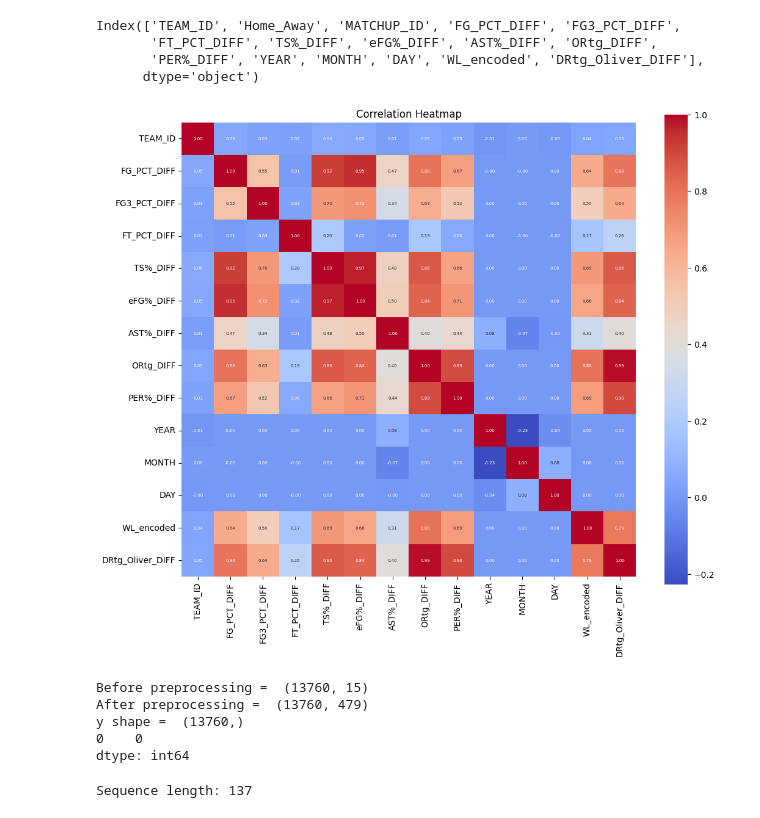
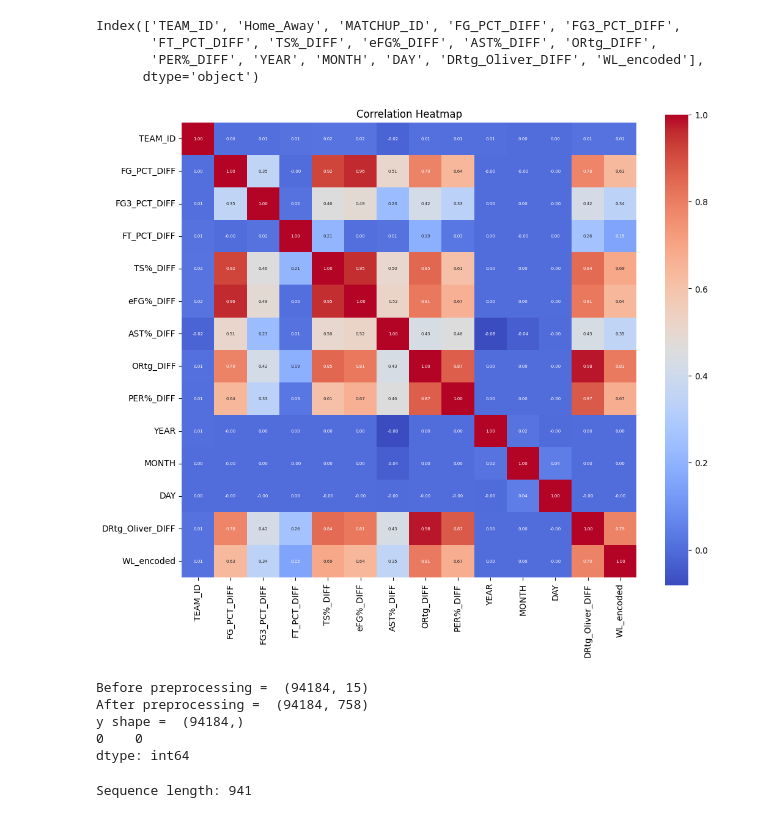
Before and after one commit to ghadfield32/nba_analysis, a Jupyter notebook: nba_dl_rnn.ipynb, the cells around one changed output. Cells and saved outputs as stored; diff of their text form; code cells hidden in the pictures.

```diff
--- a/nba_dl_rnn.ipynb
+++ b/nba_dl_rnn.ipynb
@@ -31,38 +31,38 @@ data = pd.read_csv(r'C:\Users\ghadf\OneDrive\Desktop\Data Analytics\Python\ML\nb
 preprocessor_data = data[[col for col in data.columns if col != 'WL'] + ['WL']]
 
 #drop the columns that are not needed
 x_excluded_independent_variables = [ 'TEAM_ABBREVIATION', 'WL', 'FGA', 'TOV', 'TEAM_NAME', 'GAME_ID', 'PPM', 'RPM', 'APM', 'SPM', 'BPM', 'TPM',
-                                    'FG_PCT', 'FG3_PCT', 'FT_PCT', 'PLUS_MINUS', 'TS%', 'ORtg', 'PER%', 'PTS_PER_MIN', 'eFG%', 'AST%', 'PTS_PER_MIN_DIFF', 'PTS_DIFF',
+                                    'FG_PCT', 'FG3_PCT', 'FT_PCT', 'TS%', 'ORtg', 'PER%', 'PTS_PER_MIN', 'eFG%', 'AST%', 'PTS_PER_MIN_DIFF', 'PTS_DIFF',
                                     'PER', 'OPM', 'DPM', 'USG%', 'FG3A', 'OREB', 'PF', 'MIN', 'PTS', 'FGM', 'FG3M', 'FTM', 'FTA', 'PTS', 'REB',
                                     'AST', 'PF', 'STL', 'BLK', 'DREB', 'Offensive_Possessions', 'SEASON_ID', 'MATCHUP', 'GAME_DATE', #,
                                     'PTS_OPP', 'FGM_OPP', 'FG3M_OPP', 'FTM_OPP', 'FTA_OPP', 'PTS_OPP', 'REB_OPP', 'OREB_OPP', 'FGA_OPP', 'FG3A_OPP', 'OREB_OPP',
                                     'AST_OPP', 'TOV_OPP', 'STL_OPP', 'BLK_OPP', 'SEASON_ID_OPP', 'Home_Away_OPP',  'Defensive_Possessions', #
                                      'TEAM_NAME_OPP', 'WL_OPP', 'MIN_OPP', 'PF_OPP', 'DREB_OPP','PTS_PER_MIN_OPP', 'TEAM_ID_OPP',
                                      'FG_PCT_OPP', 'FG3_PCT_OPP', 'FT_PCT_OPP', 'TS%_OPP', 'eFG%_OPP', 'AST%_OPP', 'Defensive_Possessions',
-                                    'DRtg', 'DPER%', 'PLUS_MINUS_OPP', 'ORtg_Oliver_OPP', 'ORtg_Oliver_DIFF', 'ORtg_Oliver', 'DRtg_Oliver', 'DRtg_Oliver_OPP'
-                                     ] #
+                                    'DRtg', 'DPER%', 'ORtg_Oliver_OPP', 'ORtg_Oliver_DIFF', 'ORtg_Oliver', 'DRtg_Oliver', 'DRtg_Oliver_OPP', 'WL_encoded_OPP'
+                                     ] #, 'PLUS_MINUS_OPP', 'PLUS_MINUS'
 
 #drop the columns that are not needed
 preprocessor_data = preprocessor_data.drop(x_excluded_independent_variables, axis=1)
 print(preprocessor_data.columns)
 
 # Create a correlation matrix for the selected columns
 correlation_matrix = preprocessor_data.corr()
 
 # Plot the heatmap
 plt.figure(figsize=(12, 10))
 sns.heatmap(correlation_matrix, annot=True, cmap='coolwarm', fmt='.2f', square=True,
             annot_kws={'size': 5})  # Adjust the font size (here it's set to 8)
 
 
 plt.title('Correlation Heatmap')
 plt.show()
 # %% [output]
 Index(['TEAM_ID', 'Home_Away', 'MATCHUP_ID', 'FG_PCT_DIFF', 'FG3_PCT_DIFF',
        'FT_PCT_DIFF', 'TS%_DIFF', 'eFG%_DIFF', 'AST%_DIFF', 'ORtg_DIFF',
-       'PER%_DIFF', 'YEAR', 'MONTH', 'DAY', 'WL_encoded', 'DRtg_Oliver_DIFF'],
+       'PER%_DIFF', 'YEAR', 'MONTH', 'DAY', 'DRtg_Oliver_DIFF', 'WL_encoded'],
       dtype='object')
-[figure, old version]
+[figure, new version]
 # %%
 from sklearn.preprocessing import OneHotEncoder, LabelEncoder, StandardScaler
 from sklearn.impute import SimpleImputer
@@ -116,9 +116,9 @@ print('y shape = ', y_encoded.shape)
 # Checking if there are any null values after preprocessing
 print(pd.DataFrame(X_preprocessed).isnull().sum())
 # %% [output]
-Before preprocessing =  (13760, 15)
-After preprocessing =  (13760, 479)
-y shape =  (13760,)
+Before preprocessing =  (94184, 15)
+After preprocessing =  (94184, 758)
+y shape =  (94184,)
 0    0
 dtype: int64
 # %%
@@ -136,6 +136,6 @@ def determine_sequence_length(data, max_length=None):
 seq_length = determine_sequence_length(X)
 print('Sequence length:', seq_length)
 # %% [output]
-Sequence length: 137
+Sequence length: 941
 # %%
 # Hyperparameters
```
Also changed, not shown: parts of 12 cells of this notebook, 38 other files.
